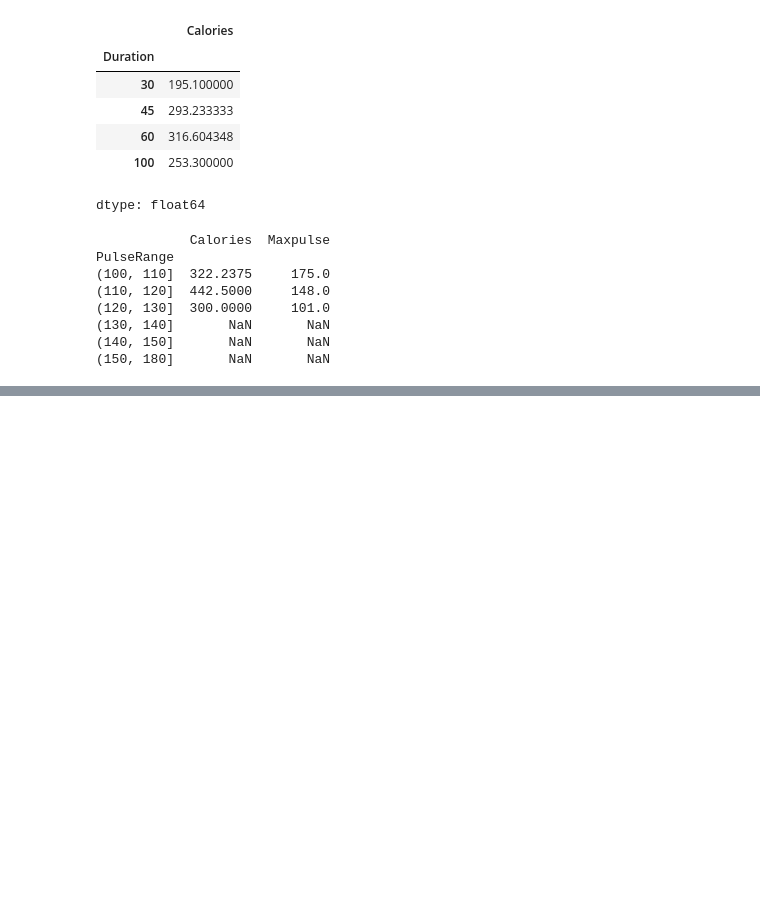
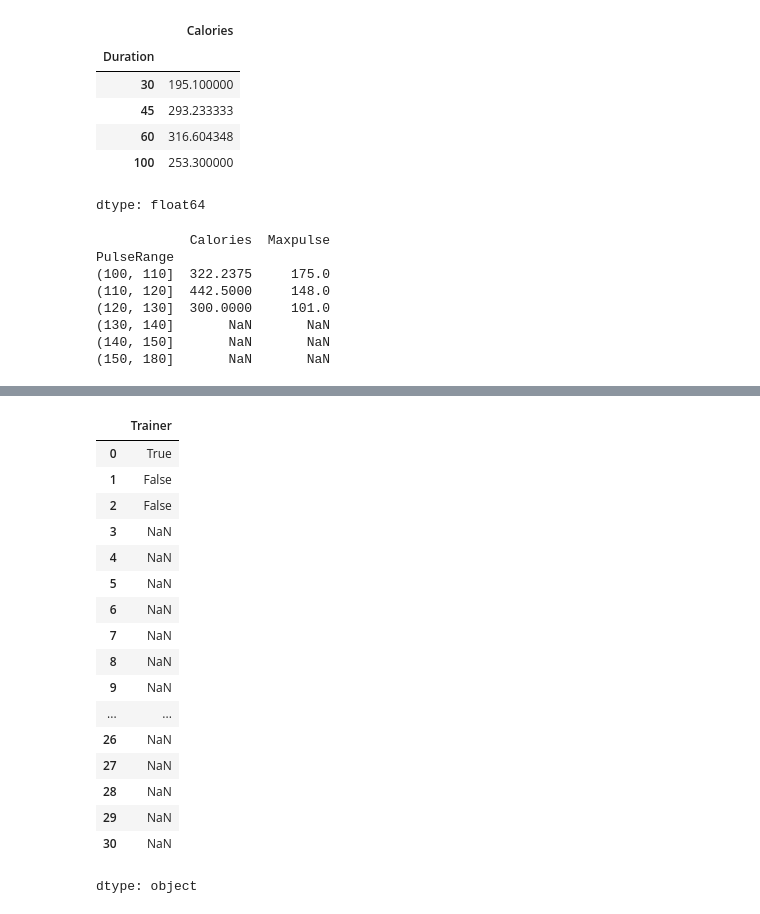
Before and after one commit to akashgardas/Data-Analysis, a Jupyter notebook: day9/Pandas.ipynb, the cells around one changed output, grey strips where cells are left out. Drawn from its saved outputs; the diff is of its cells as text; code cells hidden in the pictures; blank space fills up the shorter version.

```diff
--- a/day9/Pandas.ipynb
+++ b/day9/Pandas.ipynb
@@ -596,0 +617,21 @@ PulseRange
+# %%
+merged_df['Trainer'].str.contains('Alex')
+# %% [output]
+|  | Trainer |
+| 0 | True |
+| 1 | False |
+| 2 | False |
+| 3 | NaN |
+| 4 | NaN |
+| 5 | NaN |
+| 6 | NaN |
+| 7 | NaN |
+| 8 | NaN |
+| 9 | NaN |
+| ... | ... |
+| 26 | NaN |
+| 27 | NaN |
+| 28 | NaN |
+| 29 | NaN |
+| 30 | NaN |
+dtype: object
```
Also changed, not shown: parts of 16 cells of this notebook.
